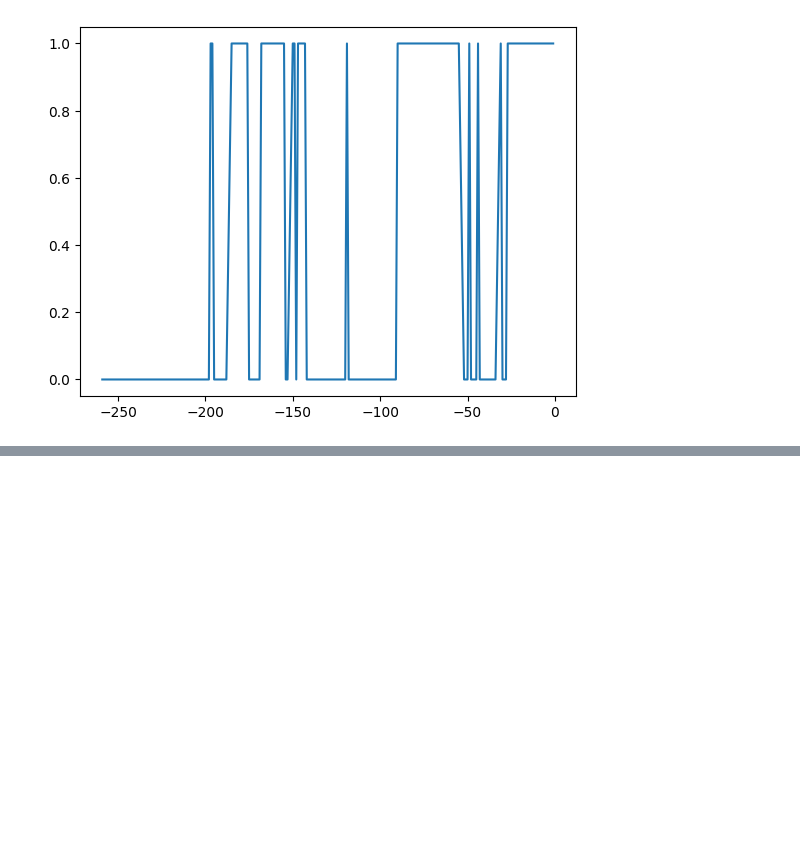
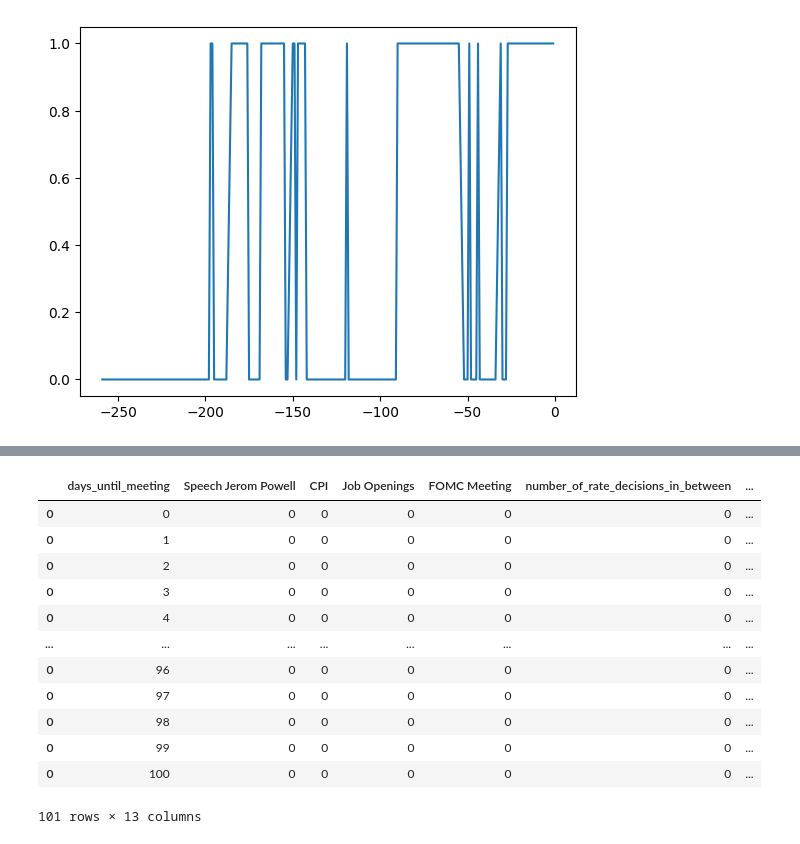
Before and after one commit to Sharkyboy51/CME_FedWatch_Research, a Jupyter notebook: part1_exploration.ipynb, the cells around one changed output, grey strips where cells are left out. Cells and saved outputs as stored; diff of their text form; code cells hidden in the pictures; blank space fills up the shorter version.

```diff
--- a/part1_exploration.ipynb
+++ b/part1_exploration.ipynb
@@ -294,0 +356,16 @@ plt.plot(df_full['days_until_meeting']*-1,df_full['is_correct'])
+# %%
+test_full
+# %% [output]
+|  | days_until_meeting | Speech Jerom Powell | CPI | Job Openings | FOMC Meeting | number_of_rate_decisions_in_between | ... |
+| 0 | 0 | 0 | 0 | 0 | 0 | 0 | ... |
+| 0 | 1 | 0 | 0 | 0 | 0 | 0 | ... |
+| 0 | 2 | 0 | 0 | 0 | 0 | 0 | ... |
+| 0 | 3 | 0 | 0 | 0 | 0 | 0 | ... |
+| 0 | 4 | 0 | 0 | 0 | 0 | 0 | ... |
+| ... | ... | ... | ... | ... | ... | ... | ... |
+| 0 | 96 | 0 | 0 | 0 | 0 | 0 | ... |
+| 0 | 97 | 0 | 0 | 0 | 0 | 0 | ... |
+| 0 | 98 | 0 | 0 | 0 | 0 | 0 | ... |
+| 0 | 99 | 0 | 0 | 0 | 0 | 0 | ... |
+| 0 | 100 | 0 | 0 | 0 | 0 | 0 | ... |
+101 rows × 13 columns
```
Also changed, not shown: parts of 7 cells of this notebook, 1 other file.
